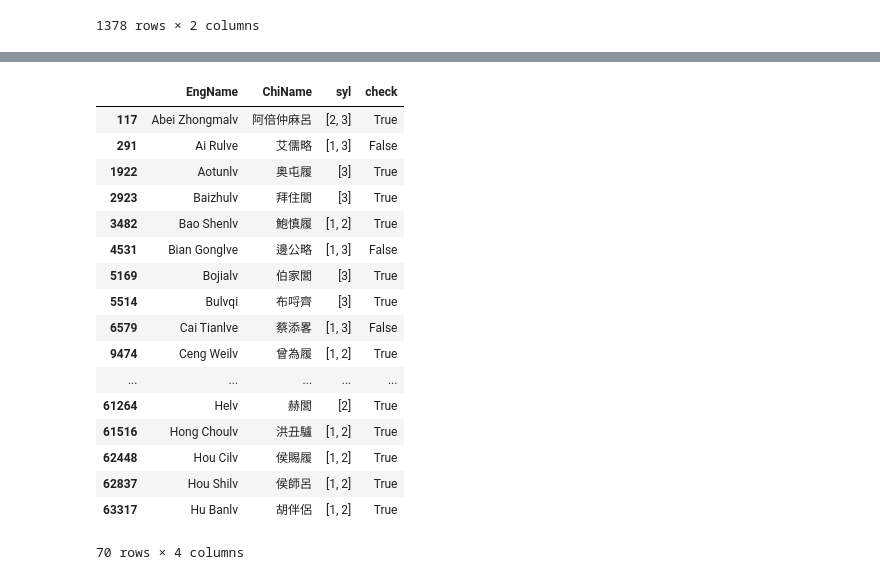
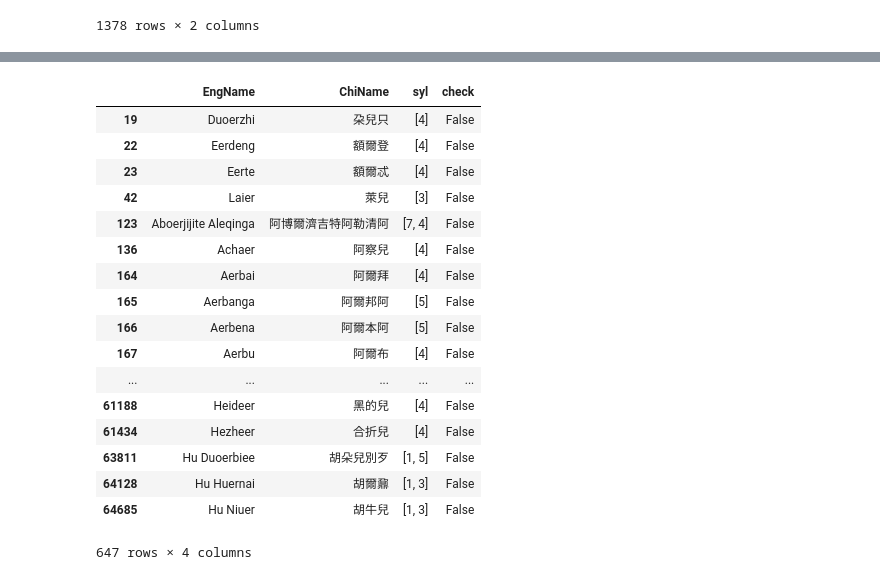
Before and after one commit to JHGFD82/ChineseSyllableCountGeneratorDraftNotes, a Jupyter notebook: Pinyin Syllable Count Generator.ipynb, the cells around one changed output, grey strips where cells are left out. Saved outputs shown, nothing was run; the diff lists cells and outputs as text; code cells hidden in the pictures.

```diff
--- a/Pinyin Syllable Count Generator.ipynb
+++ b/Pinyin Syllable Count Generator.ipynb
@@ -150,18 +237,31 @@ def sylCount(pinyin):
                 syl = 1
             if pinyin[i+1] == ' ':
                 space = True
-                print('0. ' + ' space - double space')
+                #print('0. ' + ' space - double space')
             else:
-                print('0. ' + ' space - new word')
+                #print('0. ' + ' space - new word')
                 space = False
-            print('0. ' + initial + '|' + final + n + ' = space - new word')
+            #print('0. ' + initial + '|' + final + n + ' = space - new word')
         elif final:
+            if pinyin[i-1:i+1] == 'er':
+                try:
+                    t = pinyin[i+1]
+                except:
+                    syl += 1
+                    continue
+                else:
+                    if t not in vowel:
+                        syl += 1
+                        initial = ''
+                        final = ''
+                        #print('1c.' + initial + '|' + final + n + ' = fin - \"er\", new syl = ' + str(syl))
+                        continue
             try:
                 result = smAr[initList.index(initial),finList.index(final + n)]
-                print('1a. ' + initial + '|' + final + n + ' = init - trying: ' + str(result))
+                #print('1a. ' + initial + '|' + final + n + ' = init - trying: ' + str(result))
             except:
                 result = False
-                print('1b. ' + initial + '|' + final + n + ' = fin - error')
+                #print('1b. ' + initial + '|' + final + n + ' = fin - error')
             if not result and not any(i for i in finList if (final+n) in i):
                 syl += 1
                 if n in vowel:
@@ -171,20 +271,20 @@ def sylCount(pinyin):
                     initial = n
                     final = ''
                 result = False
-                print('2a. ' + initial + '|' + final + ' = fin - new syl = ' + str(syl))
+                #print('2a. ' + initial + '|' + final + ' = fin - new syl = ' + str(syl))
             else:
                 final += n
-                print('2b. ' + initial + '|' + final + ' = fin - more')
+                #print('2b. ' + initial + '|' + final + ' = fin - more')
         elif n not in vowel:
             initial += n
-            print('3. ' + initial + ' = init - cons')
+            #print('3. ' + initial + ' = init - cons')
         elif not initial:
             initial = 'ø'
             final = n
-            print('4. ' + initial + '|' + final + ' = init - vowel')
+            #print('4. ' + initial + '|' + final + ' = init - vowel')
         else:
             final = n
-            print('5. ' + initial + '|' + final + ' = fin - vowel')
+            #print('5. ' + initial + '|' + final + ' = fin - vowel')
 
     sylCount.append(syl)
 
@@ -206,0 +296,8 @@ False
+# %%
+pinyin = 'eywhadh'
+result = False
+for i, n in enumerate(pinyin):
+    if pinyin[i-1:i+1] == 'ha':
+        result = True
+    print(str(result) + str(i))
+    print(len(pinyin))
@@ -268,21 +380,21 @@ names[~names['check']]
 # %%
-names[names['EngName'].str.contains('lv')]
+names[names['EngName'].str.contains('er')][names['check'] == False]
 # %% [output]
 |  | EngName | ChiName | syl | check |
-| 117 | Abei Zhongmalv | 阿倍仲麻呂 | [2, 3] | True |
-| 291 | Ai Rulve | 艾儒略 | [1, 3] | False |
-| 1922 | Aotunlv | 奥屯履 | [3] | True |
-| 2923 | Baizhulv | 拜住閭 | [3] | True |
-| 3482 | Bao Shenlv | 鮑慎履 | [1, 2] | True |
-| 4531 | Bian Gonglve | 邊公略 | [1, 3] | False |
-| 5169 | Bojialv | 伯家閭 | [3] | True |
-| 5514 | Bulvqi | 布哷齊 | [3] | True |
-| 6579 | Cai Tianlve | 蔡添畧 | [1, 3] | False |
-| 9474 | Ceng Weilv | 曾為履 | [1, 2] | True |
+| 19 | Duoerzhi | 朶兒只 | [4] | False |
+| 22 | Eerdeng | 額爾登 | [4] | False |
+| 23 | Eerte | 額爾忒 | [4] | False |
+| 42 | Laier | 萊兒 | [3] | False |
+| 123 | Aboerjijite Aleqinga | 阿博爾濟吉特阿勒清阿 | [7, 4] | False |
+| 136 | Achaer | 阿察兒 | [4] | False |
+| 164 | Aerbai | 阿爾拜 | [4] | False |
+| 165 | Aerbanga | 阿爾邦阿 | [5] | False |
+| 166 | Aerbena | 阿爾本阿 | [5] | False |
+| 167 | Aerbu | 阿爾布 | [4] | False |
 | ... | ... | ... | ... | ... |
-| 61264 | Helv | 赫閭 | [2] | True |
-| 61516 | Hong Choulv | 洪丑驢 | [1, 2] | True |
-| 62448 | Hou Cilv | 侯賜履 | [1, 2] | True |
-| 62837 | Hou Shilv | 侯師呂 | [1, 2] | True |
-| 63317 | Hu Banlv | 胡伴侶 | [1, 2] | True |
+| 61188 | Heideer | 黑的兒 | [4] | False |
+| 61434 | Hezheer | 合折兒 | [4] | False |
+| 63811 | Hu Duoerbiee | 胡朵兒別歹 | [1, 5] | False |
+| 64128 | Hu Huernai | 胡爾鼐 | [1, 3] | False |
+| 64685 | Hu Niuer | 胡牛兒 | [1, 3] | False |
-70 rows × 4 columns
+647 rows × 4 columns
```
Also changed, not shown: parts of 7 cells of this notebook, 1 other file.
